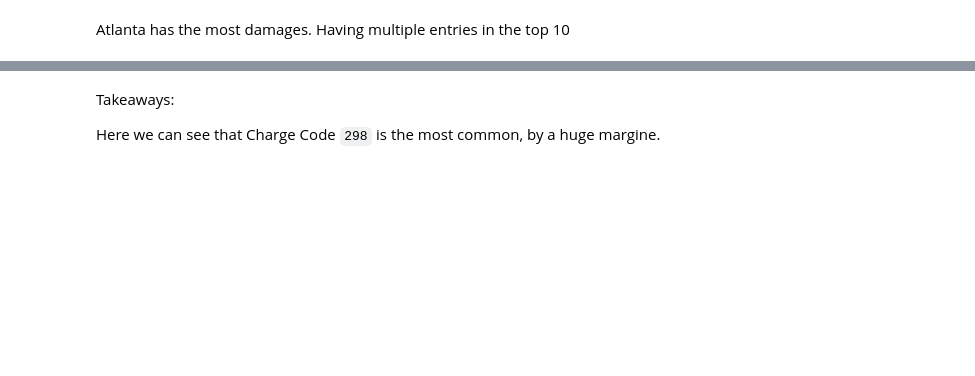
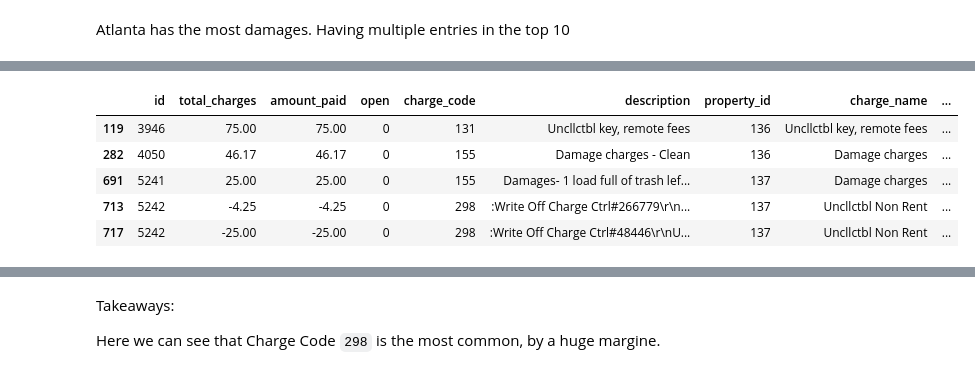
Before and after one commit to Project-DANE/DANE, a Jupyter notebook: e_workbook.ipynb, the cells around one changed output, grey strips where cells are left out. Cells and saved outputs as stored; diff of their text form; code cells hidden in the pictures; blank space fills up the shorter version.

```diff
--- a/e_workbook.ipynb
+++ b/e_workbook.ipynb
@@ -60,3 +44,12 @@ train
+# %%
+six_df.head()
+# %% [output]
+|  | id | total_charges | amount_paid | open | charge_code | description | property_id | charge_name | ... |
+| 119 | 3946 | 75.00 | 75.00 | 0 | 131 | Uncllctbl key, remote fees | 136 | Uncllctbl key, remote fees | ... |
+| 282 | 4050 | 46.17 | 46.17 | 0 | 155 | Damage charges - Clean | 136 | Damage charges | ... |
+| 691 | 5241 | 25.00 | 25.00 | 0 | 155 | Damages- 1 load full of trash lef... | 137 | Damage charges | ... |
+| 713 | 5242 | -4.25 | -4.25 | 0 | 298 | :Write Off Charge Ctrl#266779\r\n... | 137 | Uncllctbl Non Rent | ... |
+| 717 | 5242 | -25.00 | -25.00 | 0 | 298 | :Write Off Charge Ctrl#48446\r\nU... | 137 | Uncllctbl Non Rent | ... |
 # %%
 def get_common(df1):
 
```
Also changed, not shown: parts of 6 cells of this notebook, 1 other file.
